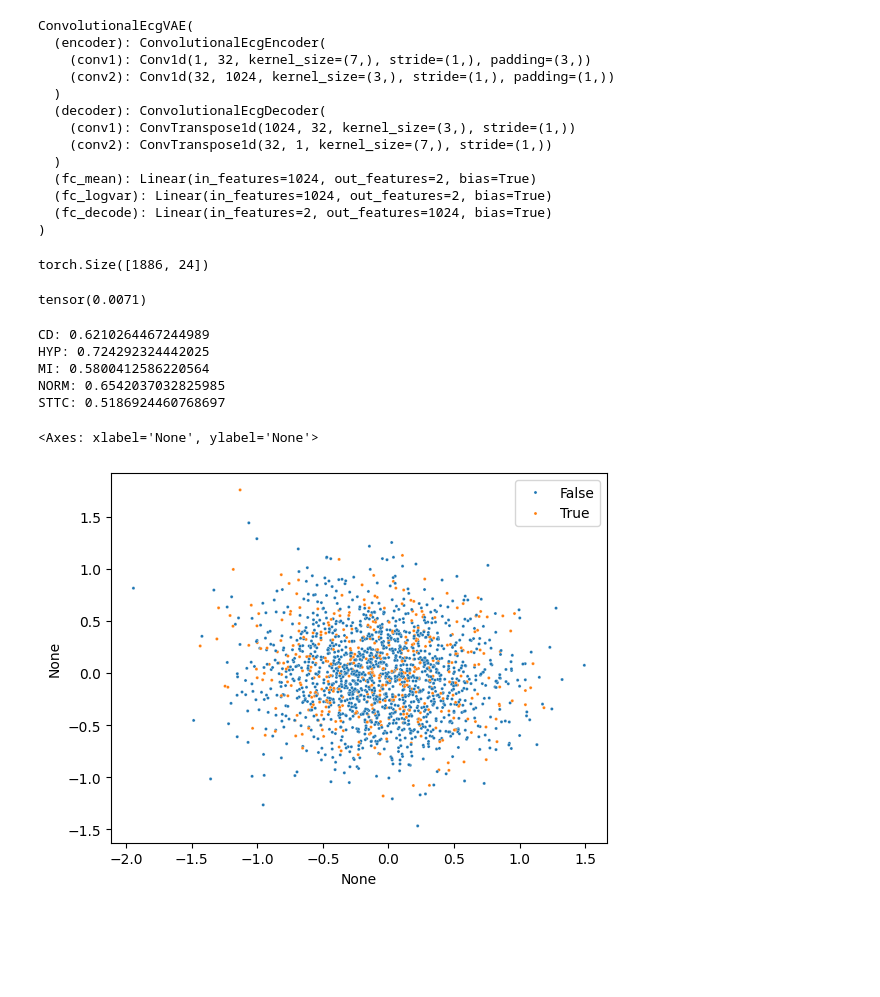
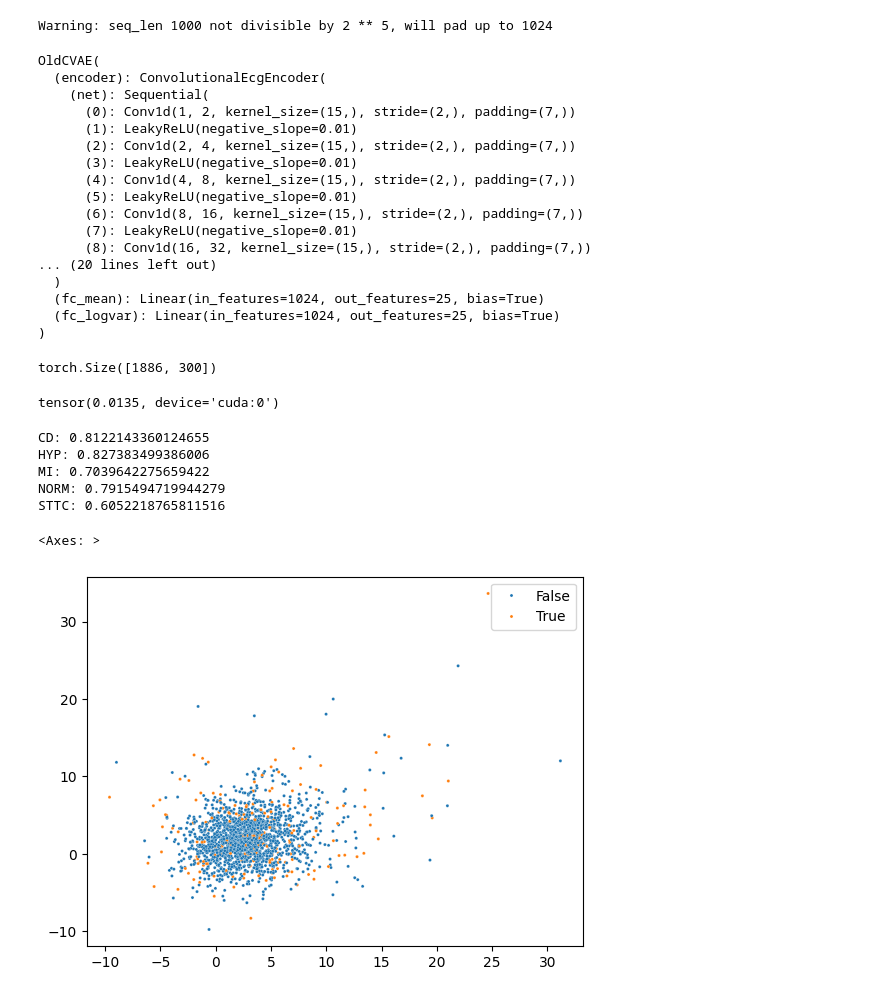
Before and after one commit to isears/single-channel-wfae, a Jupyter notebook: sandbox.ipynb, the cells around one changed output. Cells and saved outputs as stored; diff of their text form; code cells hidden in the pictures; blank space fills up the shorter version.

Commit message:
Use old ptbxlae code, add k parameter to KLD

```diff
--- a/sandbox.ipynb
+++ b/sandbox.ipynb
@@ -21,45 +23,60 @@ torch.Size([1886, 12, 1000])
 # %%
-LATENT_DIM = 2
+LATENT_DIM = 25
 
-m = ConvolutionalEcgVAE(n_filters=32, latent_dim=LATENT_DIM)
+m = OldCVAE(
+        ConvolutionalEcgEncoderDecoderSharedParams(
+            seq_len=1000,
+            n_channels=1,
+            kernel_size=15,
+            conv_depth=5,
+            fc_depth=1,
+            fc_scale_factor=4,
+            latent_dim=25,
+        )
+    ).to("cuda")
 # m.load_state_dict(torch.load('cache/archivedmodels/ecgvae_f8l64.pt', weights_only=True))
 m.load_state_dict(torch.load('cache/savedmodels/ecgvae.pt', weights_only=True))
 m.eval()
 m
 # %% [output]
-ConvolutionalEcgVAE(
-  (encoder): ConvolutionalEcgEncoder(
-    (conv1): Conv1d(1, 32, kernel_size=(7,), stride=(1,), padding=(3,))
-    (conv2): Conv1d(32, 1024, kernel_size=(3,), stride=(1,), padding=(1,))
-  )
-  (decoder): ConvolutionalEcgDecoder(
-    (conv1): ConvTranspose1d(1024, 32, kernel_size=(3,), stride=(1,))
-    (conv2): ConvTranspose1d(32, 1, kernel_size=(7,), stride=(1,))
-  )
-  (fc_mean): Linear(in_features=1024, out_features=2, bias=True)
-  (fc_logvar): Linear(in_features=1024, out_features=2, bias=True)
-  (fc_decode): Linear(in_features=2, out_features=1024, bias=True)
-)
+Warning: seq_len 1000 not divisible by 2 ** 5, will pad up to 1024
+OldCVAE(
+  (encoder): ConvolutionalEcgEncoder(
+    (net): Sequential(
+      (0): Conv1d(1, 2, kernel_size=(15,), stride=(2,), padding=(7,))
+      (1): LeakyReLU(negative_slope=0.01)
+      (2): Conv1d(2, 4, kernel_size=(15,), stride=(2,), padding=(7,))
+      (3): LeakyReLU(negative_slope=0.01)
+      (4): Conv1d(4, 8, kernel_size=(15,), stride=(2,), padding=(7,))
+      (5): LeakyReLU(negative_slope=0.01)
+      (6): Conv1d(8, 16, kernel_size=(15,), stride=(2,), padding=(7,))
+      (7): LeakyReLU(negative_slope=0.01)
+      (8): Conv1d(16, 32, kernel_size=(15,), stride=(2,), padding=(7,))
+... (20 lines left out)
+  )
+  (fc_mean): Linear(in_features=1024, out_features=25, bias=True)
+  (fc_logvar): Linear(in_features=1024, out_features=25, bias=True)
+)
 # %%
 n, channels, sig_len = sig.shape
 
 with torch.no_grad():
-    encodings = m.encode(sig.view(n* channels, sig_len).unsqueeze(1))
+    encodings = m.vae_encode(sig.view(n* channels, sig_len).unsqueeze(1).to('cuda'))
 
 encodings = encodings.view(n, channels * LATENT_DIM)
 encodings.shape
 # %% [output]
-torch.Size([1886, 24])
+torch.Size([1886, 300])
 # %%
 
 from torch.nn.functional import mse_loss
 
 with torch.no_grad():
-    reconstructions, _, _ = m(sig.view(n* channels, sig_len).unsqueeze(1))
+    reconstructions, _, _ = m(sig.view(n* channels, sig_len).unsqueeze(1).to('cuda'))
 
-mse_loss(reconstructions, sig.view(n*channels, sig_len).unsqueeze(1), reduction='mean')
+mse_loss(reconstructions, sig.view(n*channels, sig_len).unsqueeze(1).to('cuda'), reduction='mean')
 # %% [output]
-tensor(0.0071)
+tensor(0.0135, device='cuda:0')
 # %%
 from sklearn.ensemble import RandomForestClassifier
 from sklearn.model_selection import cross_val_score
@@ -67,24 +84,24 @@ from sklearn.model_selection import cross_val_score
 for label_name, y in labels.items():
     if y.sum() > 10:
         clf = RandomForestClassifier(n_jobs=-1)
-        scores = cross_val_score(clf, encodings.detach().numpy(), y.detach().numpy(), cv=5, scoring='roc_auc')
+        scores = cross_val_score(clf, encodings.detach().cpu().numpy(), y.detach().cpu().numpy(), cv=5, scoring='roc_auc')
         print(f"{label_name}: {scores.mean()}")
     else:
         print(f"Insufficient positive examples: {label_name}")
 # %% [output]
-CD: 0.6210264467244989
-HYP: 0.724292324442025
-MI: 0.5800412586220564
-NORM: 0.6542037032825985
-STTC: 0.5186924460768697
+CD: 0.8122143360124655
+HYP: 0.827383499386006
+MI: 0.7039642275659422
+NORM: 0.7915494719944279
+STTC: 0.6052218765811516
 # %%
 import seaborn as sns
 
-LOI = 'STTC'
+LOI = 'HYP'
 
 lead1 = encodings.view(n, channels, LATENT_DIM)[:,0,:]
 lead1.shape
-sns.scatterplot(x=lead1[:, 0], y=lead1[:, 1], hue=labels[LOI].detach().numpy(), s=5)
+sns.scatterplot(x=lead1[:, 0].detach().cpu().numpy(), y=lead1[:, 1].detach().cpu().numpy(), hue=labels[LOI].detach().cpu().numpy(), s=5)
 # %% [output]
-<Axes: xlabel='None', ylabel='None'>
+<Axes: >
-[figure, old version]
+[figure, new version]
```
Also changed, not shown: parts of 2 cells of this notebook, 3 other files.
